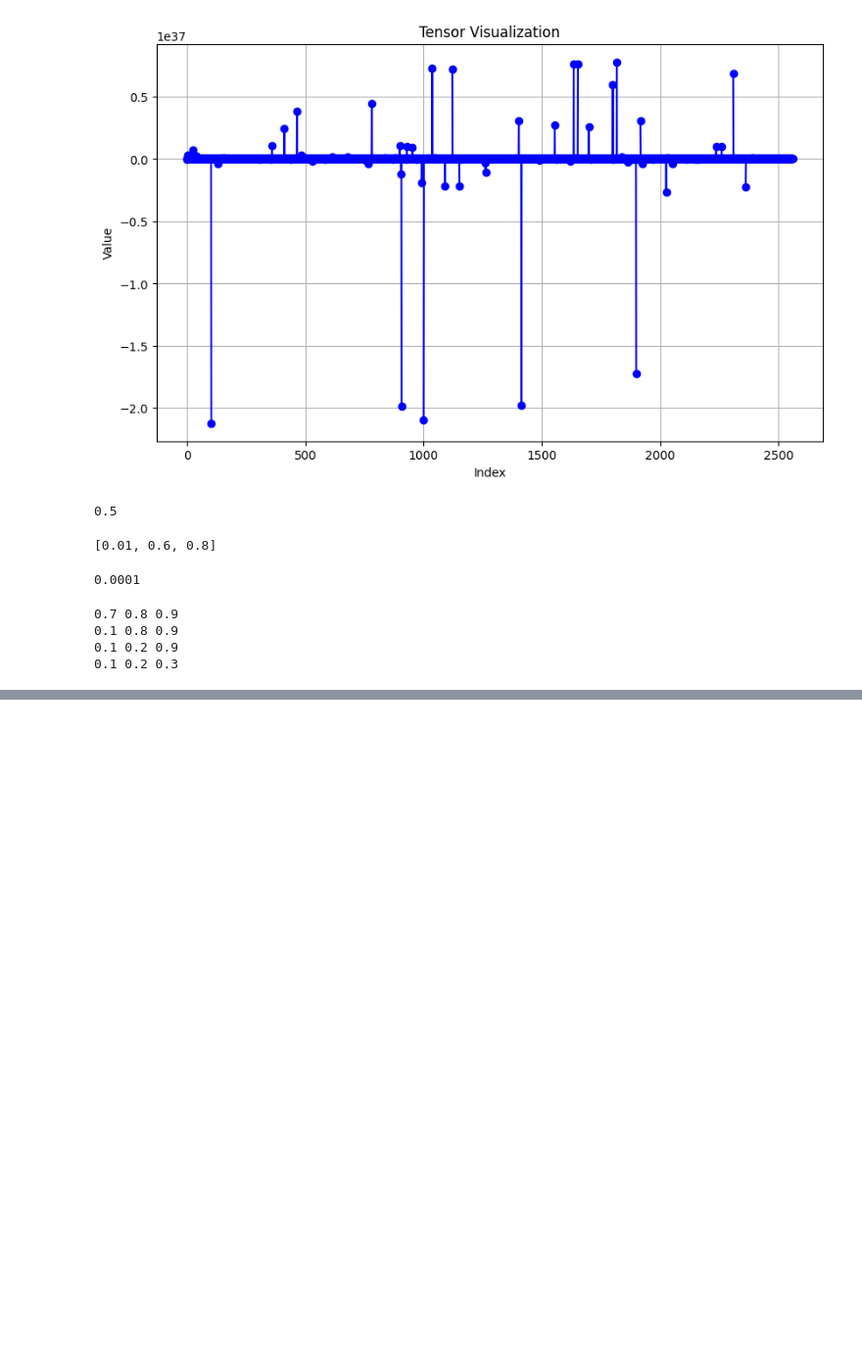
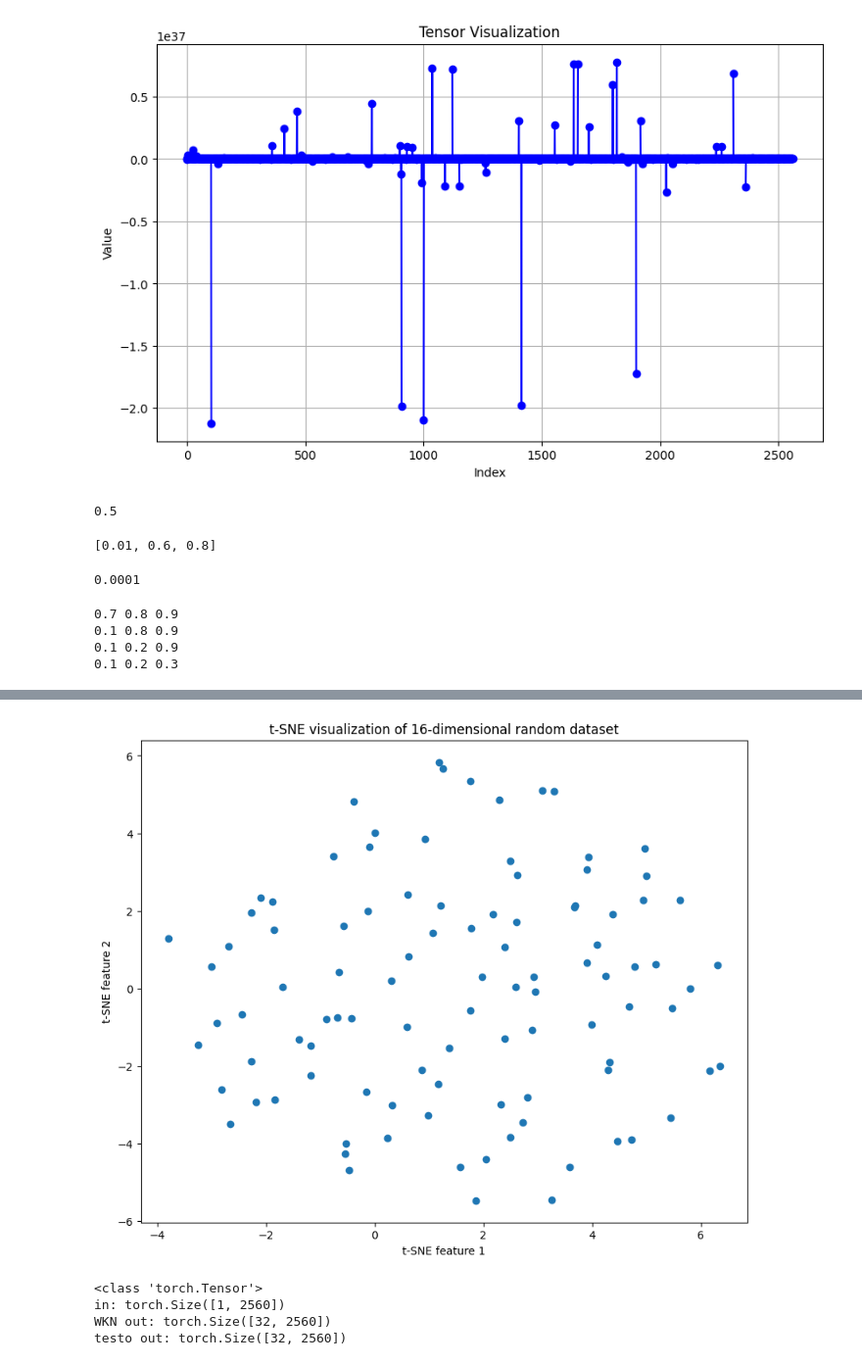
Before and after one commit to leokou42/WKN_SSO, a Jupyter notebook: src/testing_try.ipynb, the cells around one changed output, grey strips where cells are left out. Shown at 98% size. Drawn from its saved outputs; the diff is of its cells as text; code cells hidden in the pictures; blank space fills up the shorter version.

```diff
--- a/src/testing_try.ipynb
+++ b/src/testing_try.ipynb
@@ -568,0 +603,23 @@ for c in range(len(Cg)):
+# %%
+import numpy as np
+import matplotlib.pyplot as plt
+from sklearn.manifold import TSNE
+
+# 生成隨機的16維數據集
+np.random.seed(42)
+X = np.random.rand(100, 16
+                   )
+
+# 使用t-SNE進行降維
+tsne = TSNE(n_components=2, random_state=0)
+X_tsne = tsne.fit_transform(X)
+
+# 繪製降維後的數據
+plt.figure(figsize=(10, 8))
+plt.scatter(X_tsne[:, 0], X_tsne[:, 1])
+plt.xlabel('t-SNE feature 1')
+plt.ylabel('t-SNE feature 2')
+plt.title('t-SNE visualization of 16-dimensional random dataset')
+plt.show()
+# %% [output]
+[figure, added]
@@ -568,0 +641,24 @@ for c in range(len(Cg)):
+# %%
+def SSO_hp_trans(iX):
+        iX[0] = iX[0]/10000
+        iX[11] = iX[11]/100
+        iX[12] = iX[12]/100
+        return iX
+
+X = [100, 32, 64, 16, 32, 32, 3, 1, 50, 64, 30, 50, 50]
+sX = SSO_hp_trans(X)
+
+testi = torch.randn(1, 2560).cuda()
+print(type(testi))
+X = [100, 32, 64, 16, 32, 32, 3, 1, 50, 64, 30, 50, 50]
+sX = SSO_hp_trans(X)
+model = ML_WKN_BiGRU_MSA(sX).cuda()
+
+testo = model(testi)
+
+print("testo out: {}".format(testo.shape))
+# %% [output]
+<class 'torch.Tensor'>
+in: torch.Size([1, 2560])
+WKN out: torch.Size([32, 2560])
+testo out: torch.Size([32, 2560])
```
Also changed, not shown: parts of 6 cells of this notebook, 14 other files.
